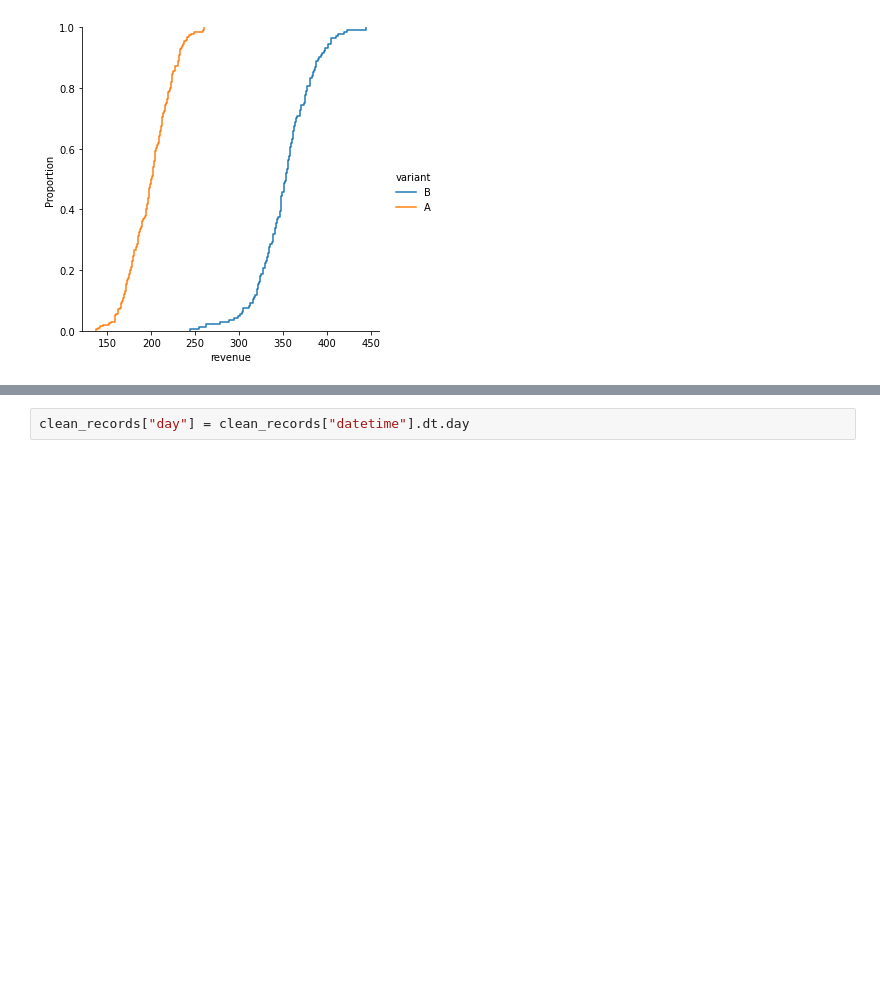
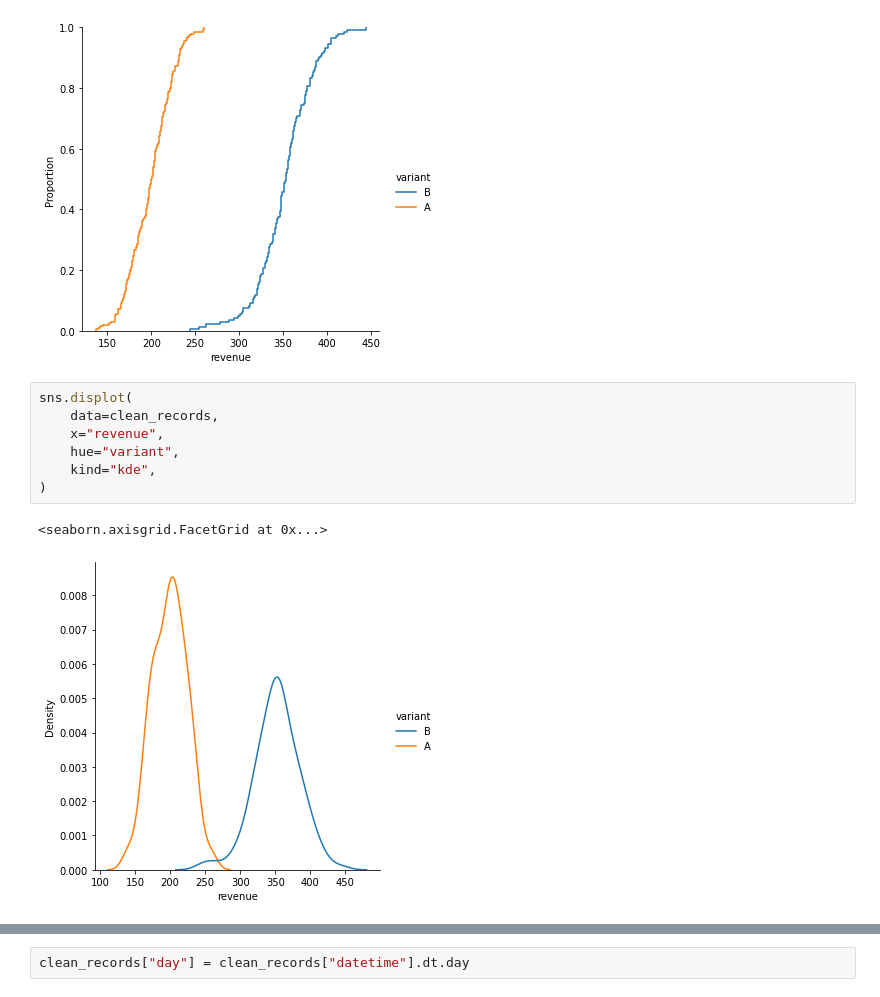
Before and after one commit to s-montes/data_science_exercise, a Jupyter notebook: notebooks/00-EDA.ipynb, the cells around one changed output, grey strips where cells are left out. Saved outputs shown, nothing was run; the diff lists cells and outputs as text; blank space fills up the shorter version.

```diff
--- a/notebooks/00-EDA.ipynb
+++ b/notebooks/00-EDA.ipynb
@@ -116,3 +123,13 @@ sns.displot(
 # %% [output]
 <seaborn.axisgrid.FacetGrid at 0x...>
 [figure]
+# %%
+sns.displot(
+    data=clean_records,
+    x="revenue",
+    hue="variant",
+    kind="kde",
+)
+# %% [output]
+<seaborn.axisgrid.FacetGrid at 0x...>
+[figure, added]
```
Also changed, not shown: parts of 3 cells of this notebook, 18 other files.
